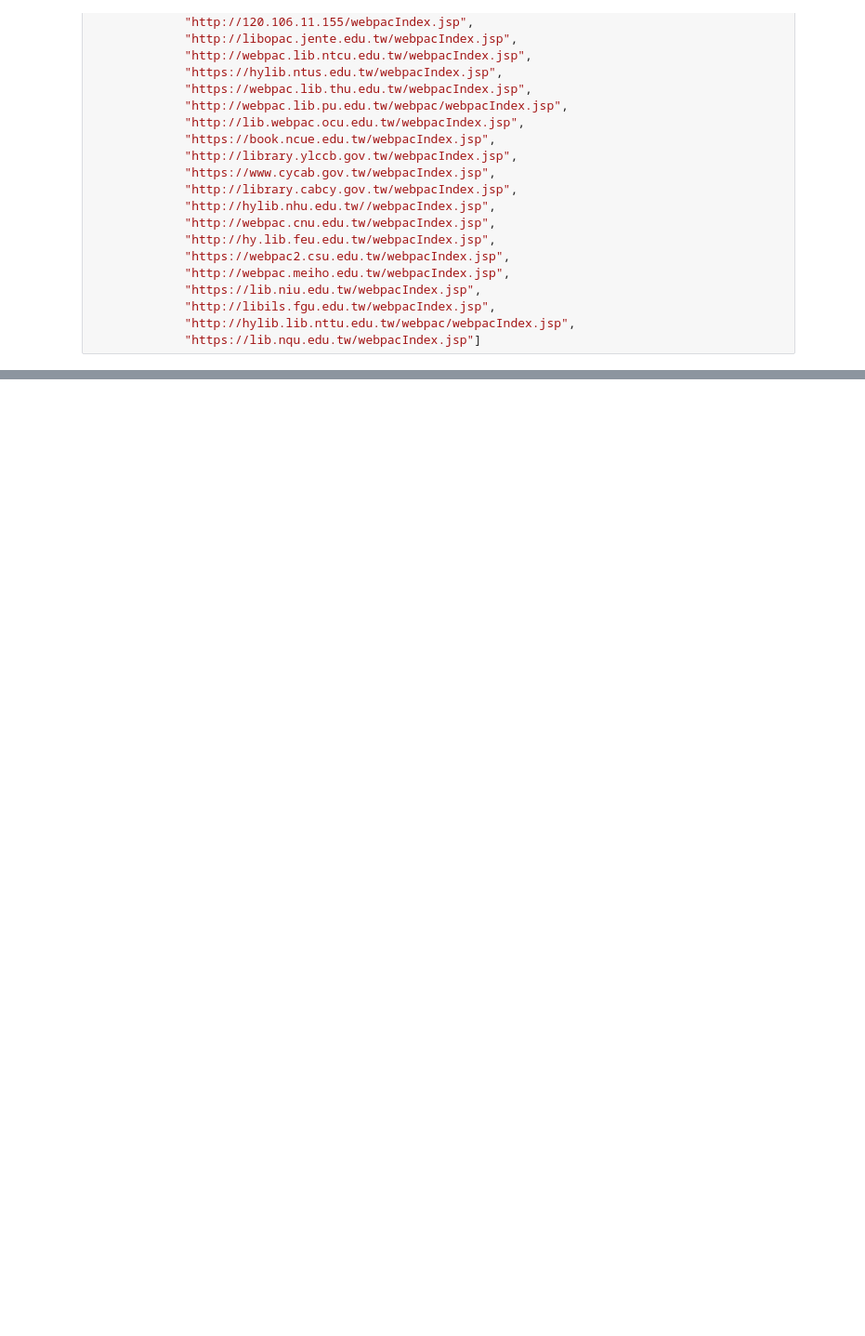
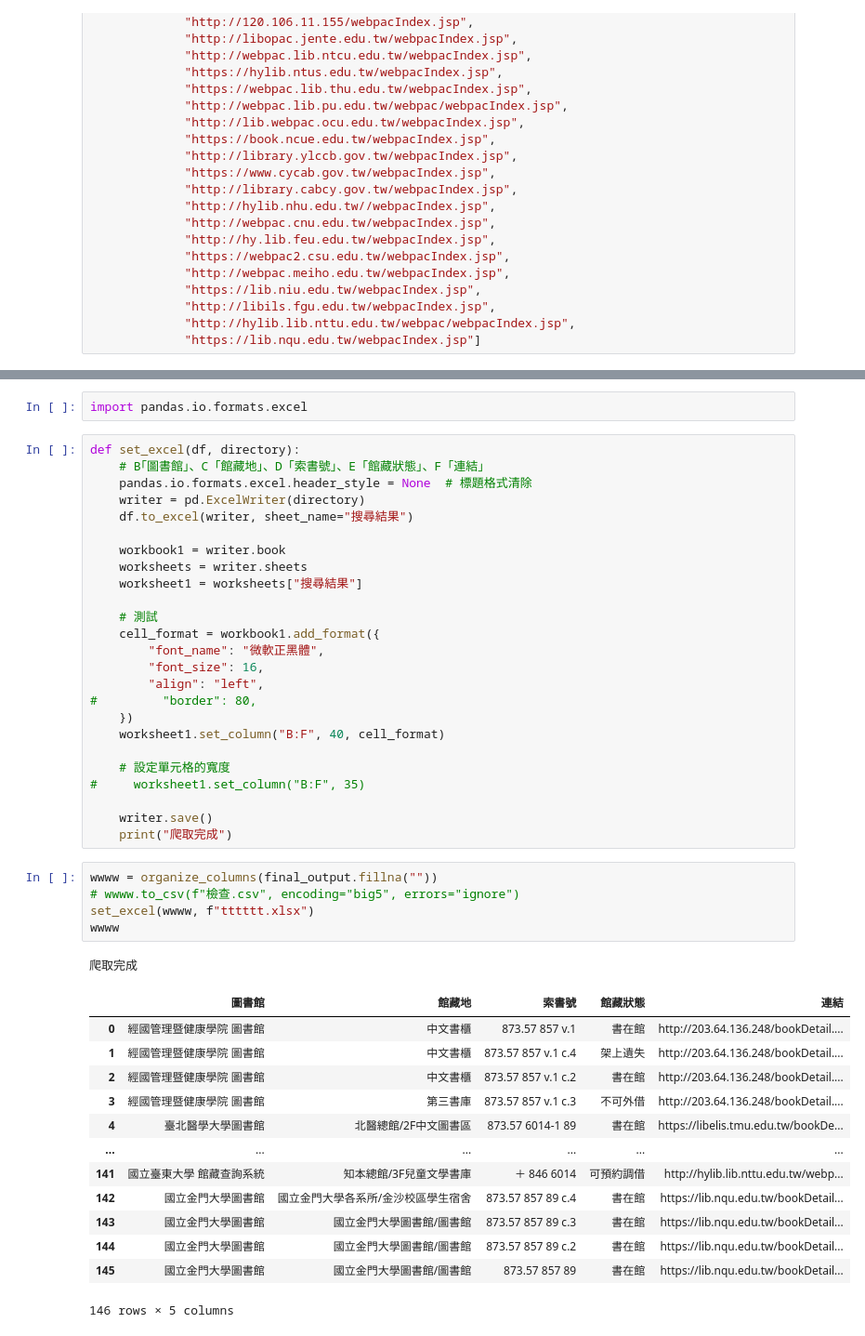
Before and after one commit to yulaie1012/ming-finds-books, a Jupyter notebook: crawlers/webpac_jsp_crawler().ipynb, the cells around one changed output, grey strips where cells are left out. Shown at 93% size. Drawn from its saved outputs; the diff is of its cells as text; blank space fills up the shorter version.

```diff
--- a/crawlers/webpac_jsp_crawler().ipynb
+++ b/crawlers/webpac_jsp_crawler().ipynb
@@ -191,0 +238,47 @@ pd.concat(df_lst, axis=0, ignore_index=True)
+# %%
+import pandas.io.formats.excel
+# %%
+def set_excel(df, directory):
+    # B｢圖書館｣、C「館藏地」、D「索書號」、E「館藏狀態」、F「連結」
+    pandas.io.formats.excel.header_style = None  # 標題格式清除
+    writer = pd.ExcelWriter(directory)
+    df.to_excel(writer, sheet_name="搜尋結果")
+
+    workbook1 = writer.book
+    worksheets = writer.sheets
+    worksheet1 = worksheets["搜尋結果"]
+
+    # 測試
+    cell_format = workbook1.add_format({
+        "font_name": "微軟正黑體",
+        "font_size": 16,
+        "align": "left",
+#         "border": 80,
+    })
+    worksheet1.set_column("B:F", 40, cell_format)
+
+    # 設定單元格的寬度
+#     worksheet1.set_column("B:F", 35)
+
+    writer.save()
+    print("爬取完成")
+# %%
+wwww = organize_columns(final_output.fillna(""))
+# wwww.to_csv(f"檢查.csv", encoding="big5", errors="ignore")
+set_excel(wwww, f"tttttt.xlsx")
+wwww
+# %% [output]
+爬取完成
+|  | 圖書館 | 館藏地 | 索書號 | 館藏狀態 | 連結 |
+| 0 | 經國管理暨健康學院 圖書館 | 中文書櫃 | 873.57 857 v.1 | 書在館 | http://203.64.136.248/bookDetail.... |
+| 1 | 經國管理暨健康學院 圖書館 | 中文書櫃 | 873.57 857 v.1 c.4 | 架上遺失 | http://203.64.136.248/bookDetail.... |
+| 2 | 經國管理暨健康學院 圖書館 | 中文書櫃 | 873.57 857 v.1 c.2 | 書在館 | http://203.64.136.248/bookDetail.... |
+| 3 | 經國管理暨健康學院 圖書館 | 第三書庫 | 873.57 857 v.1 c.3 | 不可外借 | http://203.64.136.248/bookDetail.... |
+| 4 | 臺北醫學大學圖書館 | 北醫總館/2F中文圖書區 | 873.57 6014-1 89 | 書在館 | https://libelis.tmu.edu.tw/bookDe... |
+| ... | ... | ... | ... | ... | ... |
+| 141 | 國立臺東大學 館藏查詢系統 | 知本總館/3F兒童文學書庫 | ＋ 846 6014 | 可預約調借 | http://hylib.lib.nttu.edu.tw/webp... |
+| 142 | 國立金門大學圖書館 | 國立金門大學各系所/金沙校區學生宿舍 | 873.57 857 89 c.4 | 書在館 | https://lib.nqu.edu.tw/bookDetail... |
+| 143 | 國立金門大學圖書館 | 國立金門大學圖書館/圖書館 | 873.57 857 89 c.3 | 書在館 | https://lib.nqu.edu.tw/bookDetail... |
+| 144 | 國立金門大學圖書館 | 國立金門大學圖書館/圖書館 | 873.57 857 89 c.2 | 書在館 | https://lib.nqu.edu.tw/bookDetail... |
+| 145 | 國立金門大學圖書館 | 國立金門大學圖書館/圖書館 | 873.57 857 89 | 書在館 | https://lib.nqu.edu.tw/bookDetail... |
+146 rows × 5 columns
```
Also changed, not shown: parts of 10 cells of this notebook, 44 other files.
